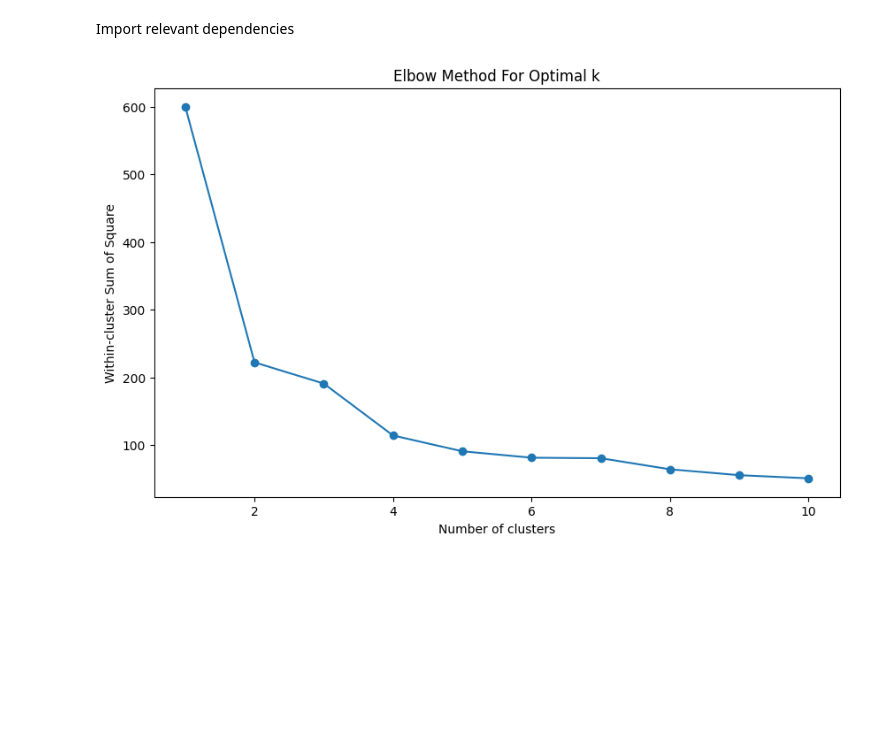
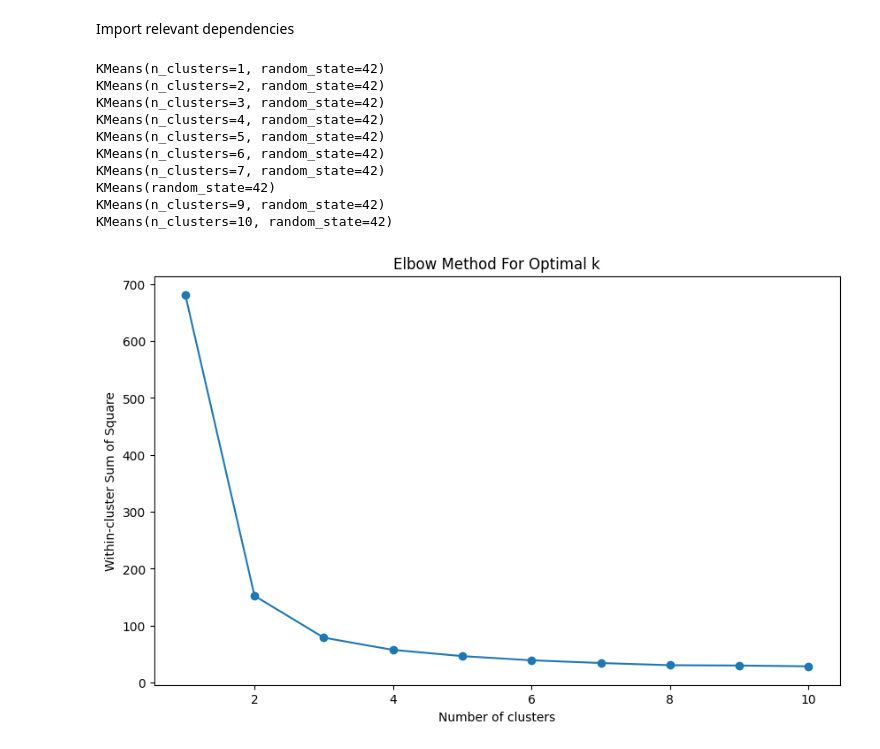
Before and after one commit to owx0130/da-test, a Jupyter notebook: k-means.ipynb, the cells around one changed output. Cells and saved outputs as stored; diff of their text form; code cells hidden in the pictures; blank space fills up the shorter version.

```diff
--- a/k-means.ipynb
+++ b/k-means.ipynb
@@ -13,16 +13,27 @@ scaled_features = scaler.fit_transform(iris.data)
 # %%
 # Calculate the within-cluster sum of square across different cluster counts
 inertia = []
 for i in range(1, 11):
     kmeans = KMeans(n_clusters=i, random_state=42)
-    kmeans.fit(scaled_features)
+    kmeans.fit(iris.data)
     inertia.append(kmeans.inertia_)
+    print(kmeans)
 # Plot the elbow graph
 plt.figure(figsize=(10, 6))
 plt.plot(range(1, 11), inertia, marker='o')
 plt.title('Elbow Method For Optimal k')
 plt.xlabel('Number of clusters')
 plt.ylabel('Within-cluster Sum of Square')
 plt.show()
 # %% [output]
+KMeans(n_clusters=1, random_state=42)
+KMeans(n_clusters=2, random_state=42)
+KMeans(n_clusters=3, random_state=42)
+KMeans(n_clusters=4, random_state=42)
+KMeans(n_clusters=5, random_state=42)
+KMeans(n_clusters=6, random_state=42)
+KMeans(n_clusters=7, random_state=42)
+KMeans(random_state=42)
+KMeans(n_clusters=9, random_state=42)
+KMeans(n_clusters=10, random_state=42)
-[figure, old version]
+[figure, new version]
```
Also changed, not shown: parts of 2 cells of this notebook.
